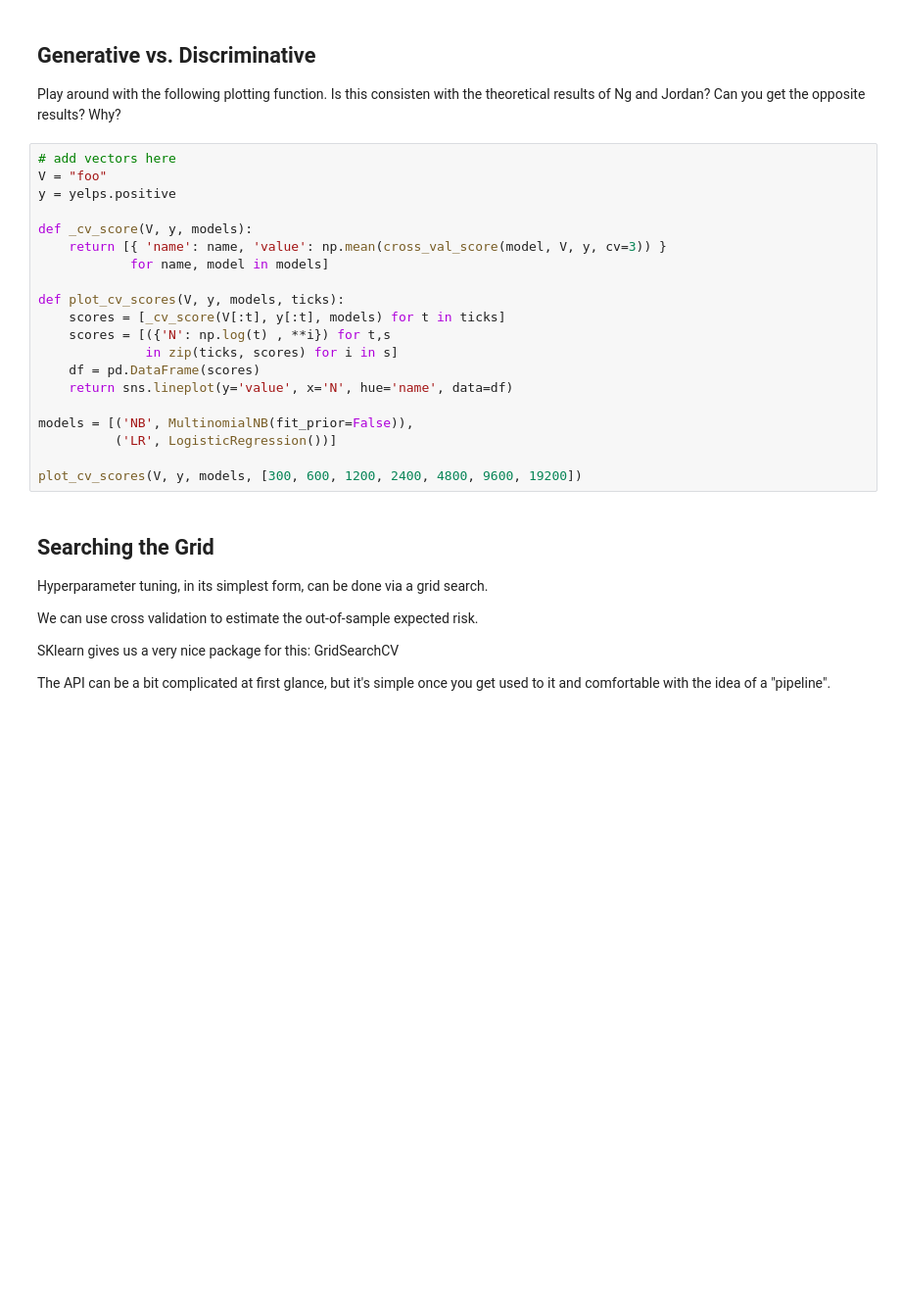
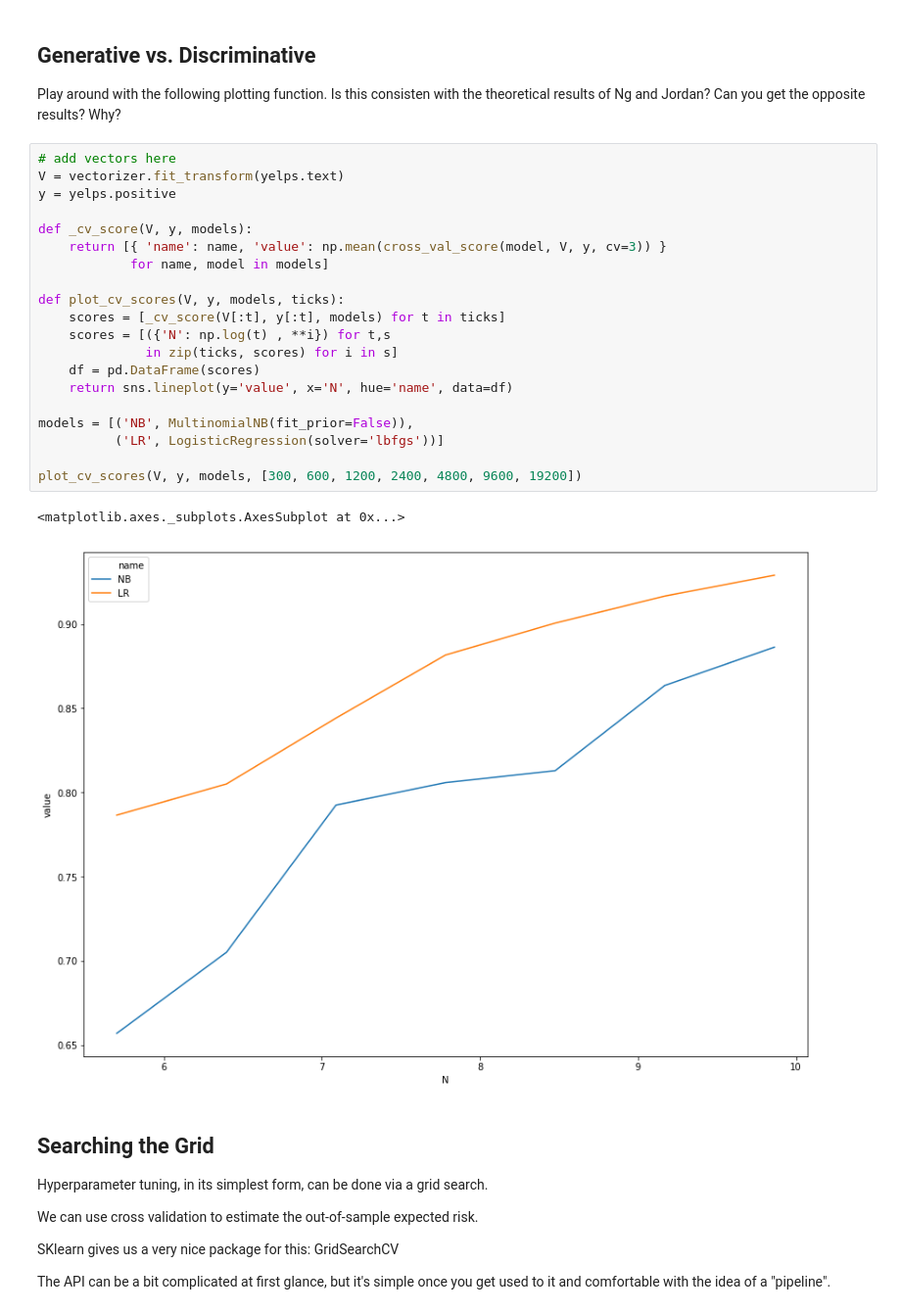
Before and after one commit to nandanrao/text-mining, a Jupyter notebook: exercise-2.ipynb, the cells around one changed output. Shown at 98% size. Saved outputs shown, nothing was run; the diff lists cells and outputs as text; blank space fills up the shorter version.

```diff
--- a/exercise-2.ipynb
+++ b/exercise-2.ipynb
@@ -76,24 +82,27 @@ sns.barplot(x = 'word',
 Play around with the following plotting function. Is this consisten with the theoretical results of Ng and Jordan? Can you get the opposite results? Why?
 # %%
 # add vectors here
-V = "foo"
+V = vectorizer.fit_transform(yelps.text)
 y = yelps.positive
 
 def _cv_score(V, y, models):
     return [{ 'name': name, 'value': np.mean(cross_val_score(model, V, y, cv=3)) }
             for name, model in models]
 
 def plot_cv_scores(V, y, models, ticks):
     scores = [_cv_score(V[:t], y[:t], models) for t in ticks]
     scores = [({'N': np.log(t) , **i}) for t,s
               in zip(ticks, scores) for i in s]
     df = pd.DataFrame(scores)
     return sns.lineplot(y='value', x='N', hue='name', data=df)
 
 models = [('NB', MultinomialNB(fit_prior=False)),
-          ('LR', LogisticRegression())]
+          ('LR', LogisticRegression(solver='lbfgs'))]
 
 plot_cv_scores(V, y, models, [300, 600, 1200, 2400, 4800, 9600, 19200])
+# %% [output]
+<matplotlib.axes._subplots.AxesSubplot at 0x...>
+[figure, added]
 # %% [markdown]
 ## Searching the Grid
 
```
Also changed, not shown: parts of 8 cells of this notebook.
